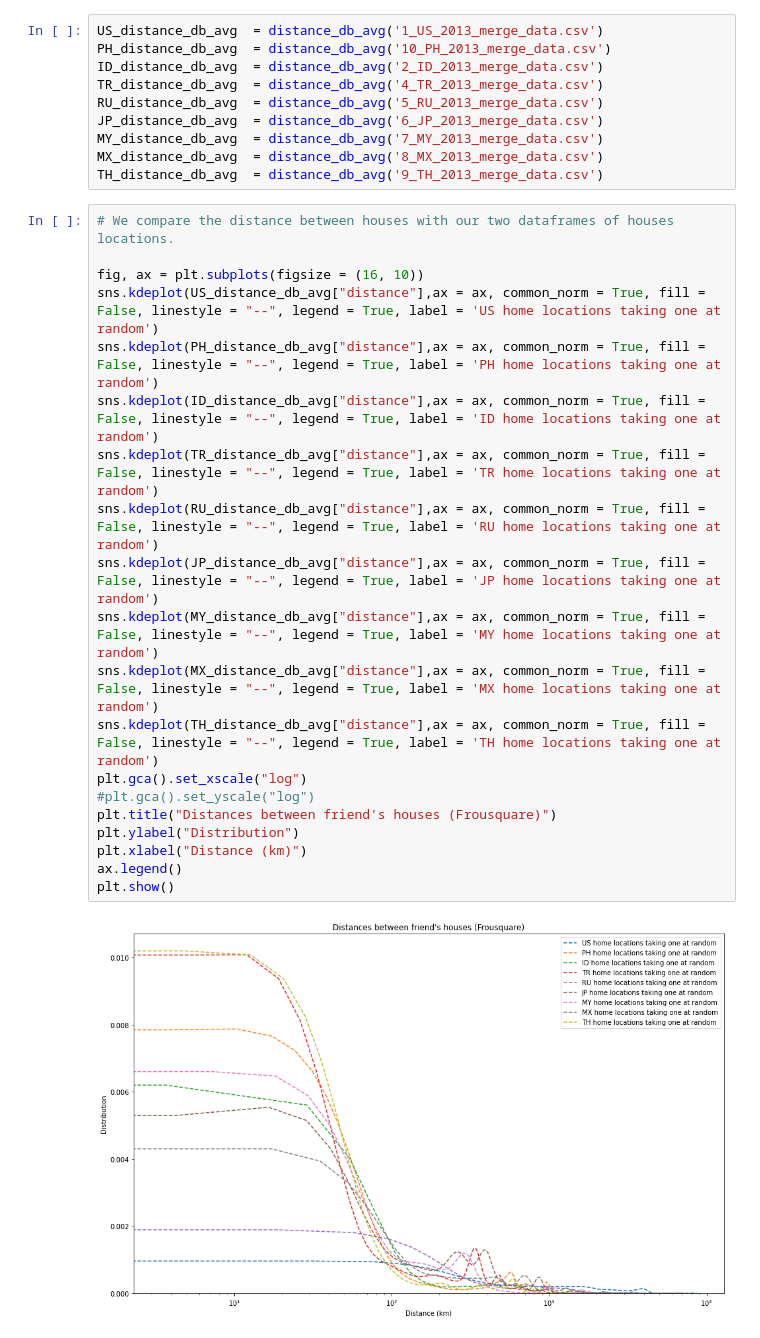
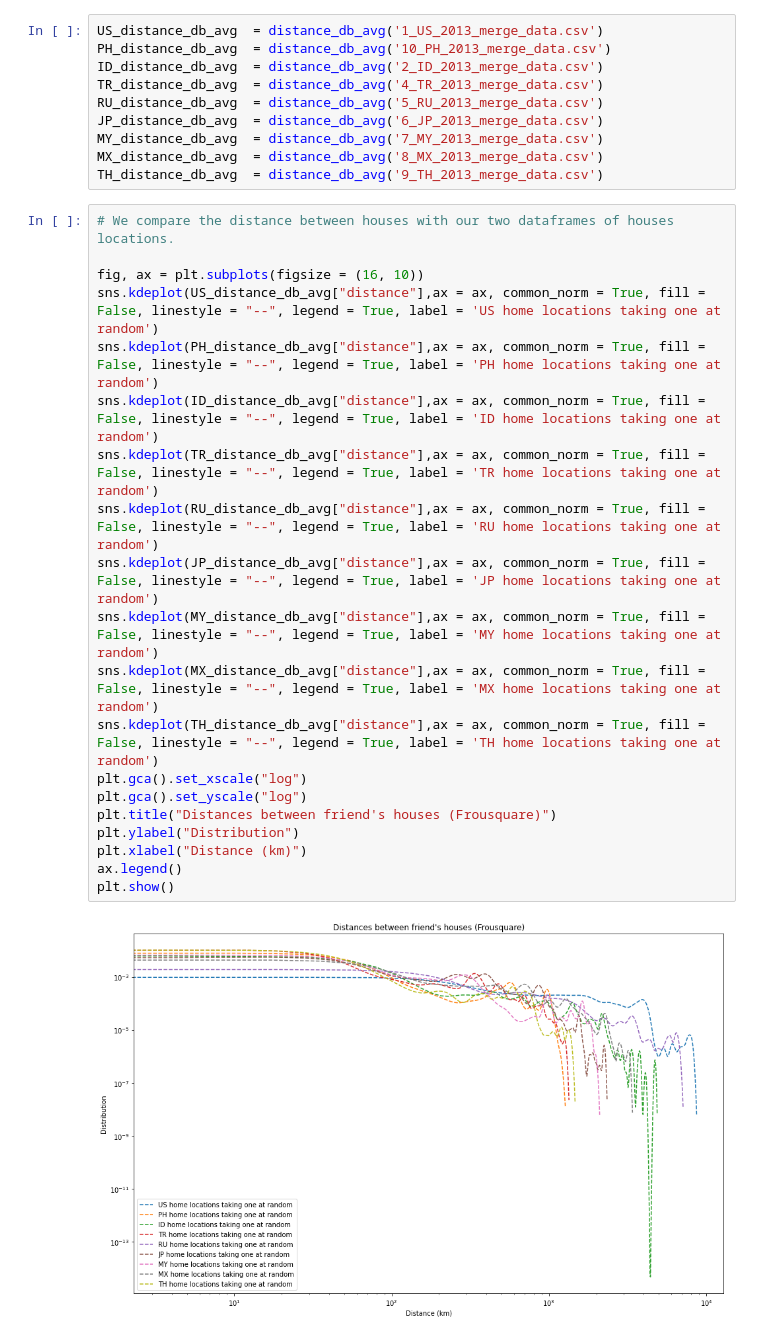
Before and after one commit to epfl-ada/ada-2020-project-milestone-p3-p3_les-fraises-tagada, a Jupyter notebook: replicationAllCountries.ipynb, the cells around one changed output. Drawn from its saved outputs; the diff is of its cells as text.

```diff
--- a/replicationAllCountries.ipynb
+++ b/replicationAllCountries.ipynb
@@ -133,22 +133,22 @@ TH_distance_db_avg  = distance_db_avg('9_TH_2013_merge_data.csv')
 # %%
 # We compare the distance between houses with our two dataframes of houses locations.
 
 fig, ax = plt.subplots(figsize = (16, 10))
 sns.kdeplot(US_distance_db_avg["distance"],ax = ax, common_norm = True, fill = False, linestyle = "--", legend = True, label = 'US home locations taking one at random')
 sns.kdeplot(PH_distance_db_avg["distance"],ax = ax, common_norm = True, fill = False, linestyle = "--", legend = True, label = 'PH home locations taking one at random')
 sns.kdeplot(ID_distance_db_avg["distance"],ax = ax, common_norm = True, fill = False, linestyle = "--", legend = True, label = 'ID home locations taking one at random')
 sns.kdeplot(TR_distance_db_avg["distance"],ax = ax, common_norm = True, fill = False, linestyle = "--", legend = True, label = 'TR home locations taking one at random')
 sns.kdeplot(RU_distance_db_avg["distance"],ax = ax, common_norm = True, fill = False, linestyle = "--", legend = True, label = 'RU home locations taking one at random')
 sns.kdeplot(JP_distance_db_avg["distance"],ax = ax, common_norm = True, fill = False, linestyle = "--", legend = True, label = 'JP home locations taking one at random')
 sns.kdeplot(MY_distance_db_avg["distance"],ax = ax, common_norm = True, fill = False, linestyle = "--", legend = True, label = 'MY home locations taking one at random')
 sns.kdeplot(MX_distance_db_avg["distance"],ax = ax, common_norm = True, fill = False, linestyle = "--", legend = True, label = 'MX home locations taking one at random')
 sns.kdeplot(TH_distance_db_avg["distance"],ax = ax, common_norm = True, fill = False, linestyle = "--", legend = True, label = 'TH home locations taking one at random')
 plt.gca().set_xscale("log")
-#plt.gca().set_yscale("log")
+plt.gca().set_yscale("log")
 plt.title("Distances between friend's houses (Frousquare)")
 plt.ylabel("Distribution")
 plt.xlabel("Distance (km)")
 ax.legend()
 plt.show()
 # %% [output]
-[figure, old version]
+[figure, new version]
```
Also changed, not shown: 1 other file.
